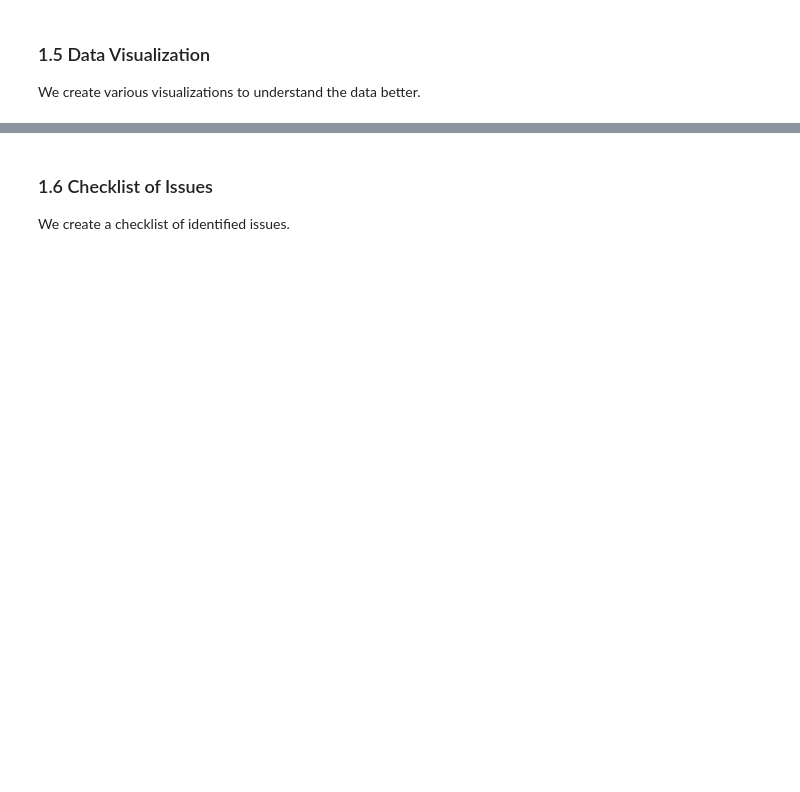
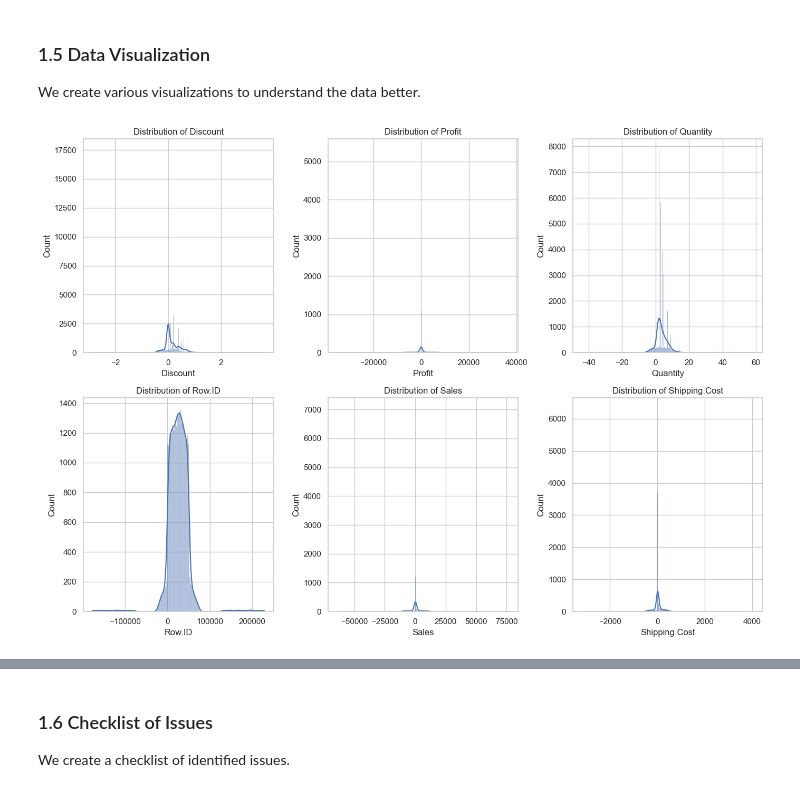
Before and after one commit to TheRealMobitz/Data-Mining, a Jupyter notebook: DataMiningProject.ipynb, the cells around one changed output, grey strips where cells are left out. Drawn from its saved outputs; the diff is of its cells as text; code cells hidden in the pictures; blank space fills up the shorter version.

```diff
--- a/DataMiningProject.ipynb
+++ b/DataMiningProject.ipynb
@@ -10,3 +67,23 @@ We start by loading the dataset and examining its structure.
 # %% [markdown]
 ### 1.2 Descriptive Statistics
 Next, we extract descriptive statistics for each column.
+# %%
+# Get descriptive statistics for numerical columns
+numeric_stats = df.describe()
+
+# Get information about categorical columns
+categorical_cols = df.select_dtypes(include=['object']).columns
+categorical_stats = {col: {'unique_values': df[col].nunique(),
+                          'most_common': df[col].value_counts().nlargest(3).to_dict()}
+                    for col in categorical_cols}
+
+print("Numerical Statistics:")
+display(numeric_stats)
+
+print("\nCategorical Column Statistics:")
+for col, stats in categorical_stats.items():
+    print(f"\n{col}:")
+    print(f"  Unique values: {stats['unique_values']}")
+    print(f"  Most common values:")
+    for val, count in stats['most_common'].items():
+        print(f"    {val}: {count}")
@@ -19,3 +240,83 @@ We assess data quality by checking for duplicates.
 # %% [markdown]
 ### 1.5 Data Visualization
 We create various visualizations to understand the data better.
+# %%
+# Convert date columns to datetime format
+for col in ['Order.Date', 'Ship.Date']:
+    if col in df.columns:
+        df[col] = pd.to_datetime(df[col], errors='coerce')
+
+# Set up visual style
+sns.set(style="whitegrid")
+
+# Create histograms for numerical columns (top 6)
+num_cols = df.select_dtypes(include=['number']).columns[:6]  # Limit to 6 columns for better visibility
+plt.figure(figsize=(14, 10))
+for i, col in enumerate(num_cols, 1):
+    plt.subplot(2, 3, i)
+    sns.histplot(df[col].dropna(), kde=True)
+    plt.title(f'Distribution of {col}')
+    plt.tight_layout()
+plt.savefig('plots/initial_analysis/numerical_distributions.png')
+plt.show()
+
+# Create box plots for numerical columns to identify outliers
+plt.figure(figsize=(14, 10))
+for i, col in enumerate(num_cols, 1):
+    plt.subplot(2, 3, i)
+    sns.boxplot(y=df[col].dropna())
+    plt.title(f'Box Plot of {col}')
+    plt.tight_layout()
+plt.savefig('plots/initial_analysis/boxplots.png')
+plt.show()
+
+# Create countplots for categorical columns (top 4)
+cat_cols = df.select_dtypes(include=['object']).columns[:4]  # Limit to 4 columns
+plt.figure(figsize=(14, 10))
+for i, col in enumerate(cat_cols, 1):
+    plt.subplot(2, 2, i)
+    top_categories = df[col].value_counts().nlargest(10).index
+    sns.countplot(y=df[df[col].isin(top_categories)][col], order=top_categories)
+    plt.title(f'Count Plot of {col} (Top 10)')
+    plt.tight_layout()
+plt.savefig('plots/initial_analysis/categorical_counts.png')
+plt.show()
+
+# Create scatter plots for pairs of numerical variables
+plt.figure(figsize=(14, 10))
+if 'Sales' in df.columns and 'Profit' in df.columns:
+    plt.subplot(2, 2, 1)
+    sns.scatterplot(x='Sales', y='Profit', data=df, alpha=0.5)
+    plt.title('Sales vs. Profit')
+
+if 'Quantity' in df.columns and 'Profit' in df.columns:
+    plt.subplot(2, 2, 2)
+    sns.scatterplot(x='Quantity', y='Profit', data=df, alpha=0.5)
+    plt.title('Quantity vs. Profit')
+
+if 'Discount' in df.columns and 'Profit' in df.columns:
+    plt.subplot(2, 2, 3)
+    sns.scatterplot(x='Discount', y='Profit', data=df, alpha=0.5)
+    plt.title('Discount vs. Profit')
+
+if 'Shipping.Cost' in df.columns and 'Profit' in df.columns:
+    plt.subplot(2, 2, 4)
+    sns.scatterplot(x='Shipping.Cost', y='Profit', data=df, alpha=0.5)
+    plt.title('Shipping Cost vs. Profit')
+plt.tight_layout()
+plt.savefig('plots/initial_analysis/scatter_plots.png')
+plt.show()
+
+# Time series analysis if date columns are available
+if 'Order.Date' in df.columns and pd.api.types.is_datetime64_any_dtype(df['Order.Date']):
+    plt.figure(figsize=(14, 6))
+    monthly_sales = df.groupby(df['Order.Date'].dt.to_period('M')).agg({'Sales': 'sum'})
+    monthly_sales.index = monthly_sales.index.astype(str)
+    sns.lineplot(data=monthly_sales)
+    plt.title('Monthly Sales Over Time')
+    plt.xticks(rotation=45)
+    plt.tight_layout()
+    plt.savefig('plots/initial_analysis/time_series.png')
+    plt.show()
+# %% [output]
+[figure, added]
```
Also changed, not shown: parts of 16 cells of this notebook, 14 other files.
